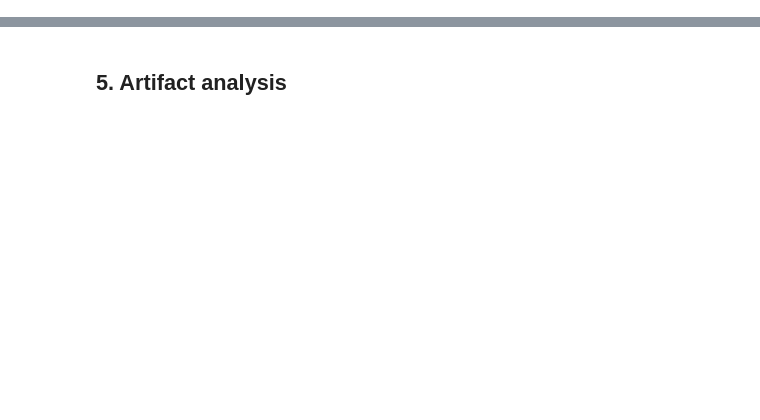
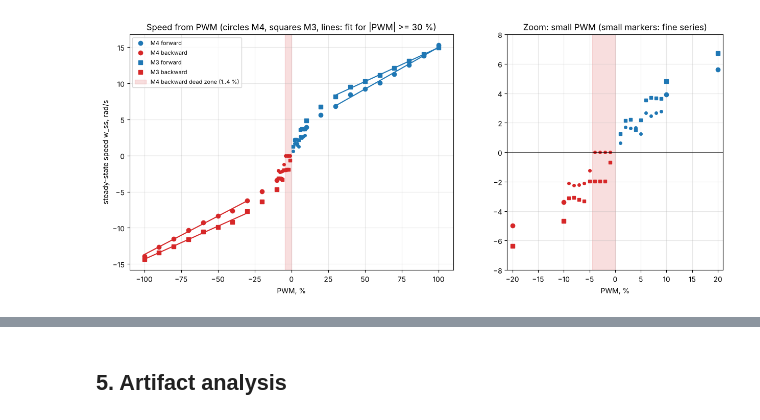
Before and after one commit to KINGLABBOK/CS413-Robotics, a Jupyter notebook: Assignment1/robotics_lab5_240061.ipynb, the cells around one changed output, grey strips where cells are left out. Drawn from its saved outputs; the diff is of its cells as text; code cells hidden in the pictures; blank space fills up the shorter version.

```diff
--- a/Assignment1/robotics_lab5_240061.ipynb
+++ b/Assignment1/robotics_lab5_240061.ipynb
@@ -481,0 +210,27 @@ chirp_M3.txt: k_e from slope 1.207, U/w_ss at 60 %: 0.604 V*s/rad, mean T_m 0.20
+# %%
+fig, (ax1, ax2) = plt.subplots(1, 2, figsize=(15, 6), gridspec_kw={'width_ratios': [3, 2]})
+for k, mark in [('M4', 'o'), ('M3', 's')]:
+    for direction, sign, color in [('forward', 1, 'tab:blue'), ('backward', -1, 'tab:red')]:
+        p = par[k, direction]
+        fl = [abs(l) for l in fine_levels if np.sign(l) == sign]
+        fw = [abs(v) for l, v in zip(fine_levels, fine[k]) if np.sign(l) == sign]
+        for ax in (ax1, ax2):
+            ax.plot(sign * p['lv'], sign * p['w'], mark, color=color, label=f'{k} {direction}')
+            ax.plot(sign * np.array(fl), sign * np.array(fw), mark, ms=4, color=color)
+        x = np.array([30, 100])
+        ax1.plot(sign * x, sign * (p['a'] * x + p['b']), '-', color=color)
+dz = par['M4', 'backward']['dz']
+for ax in (ax1, ax2):
+    ax.axvspan(-dz - 0.5, 0, color='tab:red', alpha=0.15, label=f'M4 backward dead zone (1..{dz} %)')
+    ax.axhline(0, color='k', lw=0.5)
+    ax.set_xlabel('PWM, %')
+    ax.grid(alpha=0.3)
+ax1.set_ylabel('steady-state speed w_ss, rad/s')
+ax1.set_title('Speed from PWM (circles M4, squares M3, lines: fit for |PWM| >= 30 %)')
+ax1.legend(fontsize=8)
+ax2.set_xlim(-21, 21)
+ax2.set_ylim(-8, 8)
+ax2.set_title('Zoom: small PWM (small markers: fine series)')
+plt.show()
+# %% [output]
+[figure, added]
```
Also changed, not shown: parts of 44 cells of this notebook.
